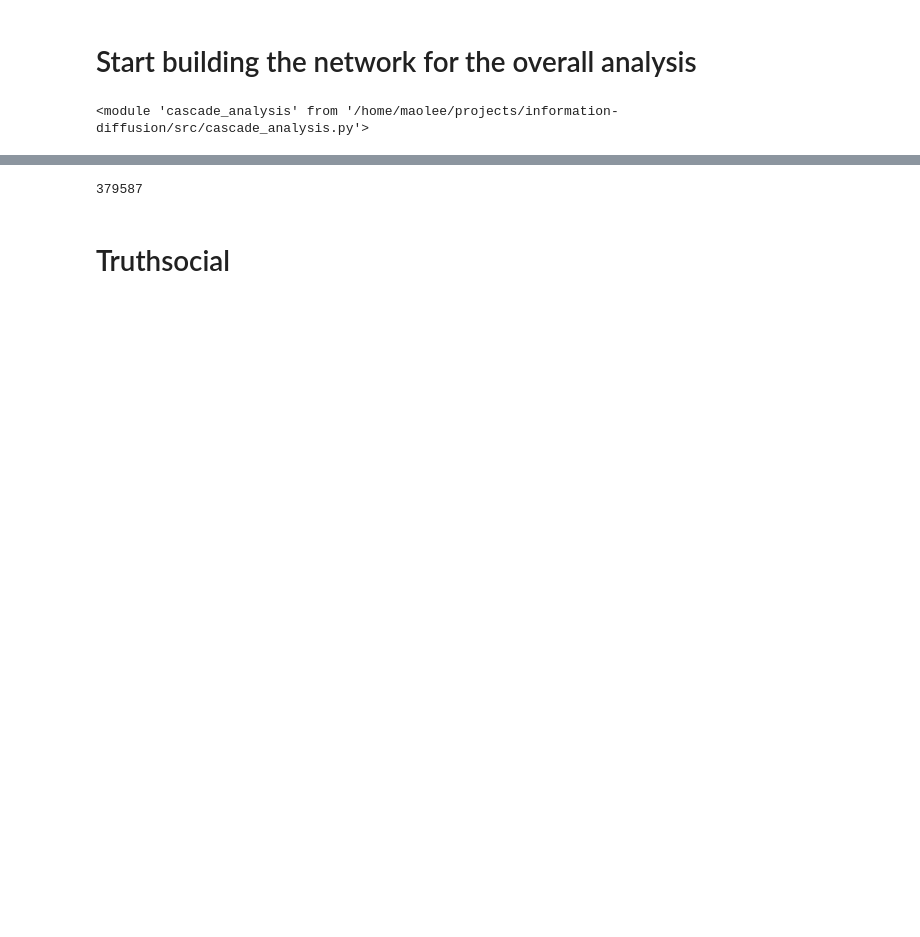
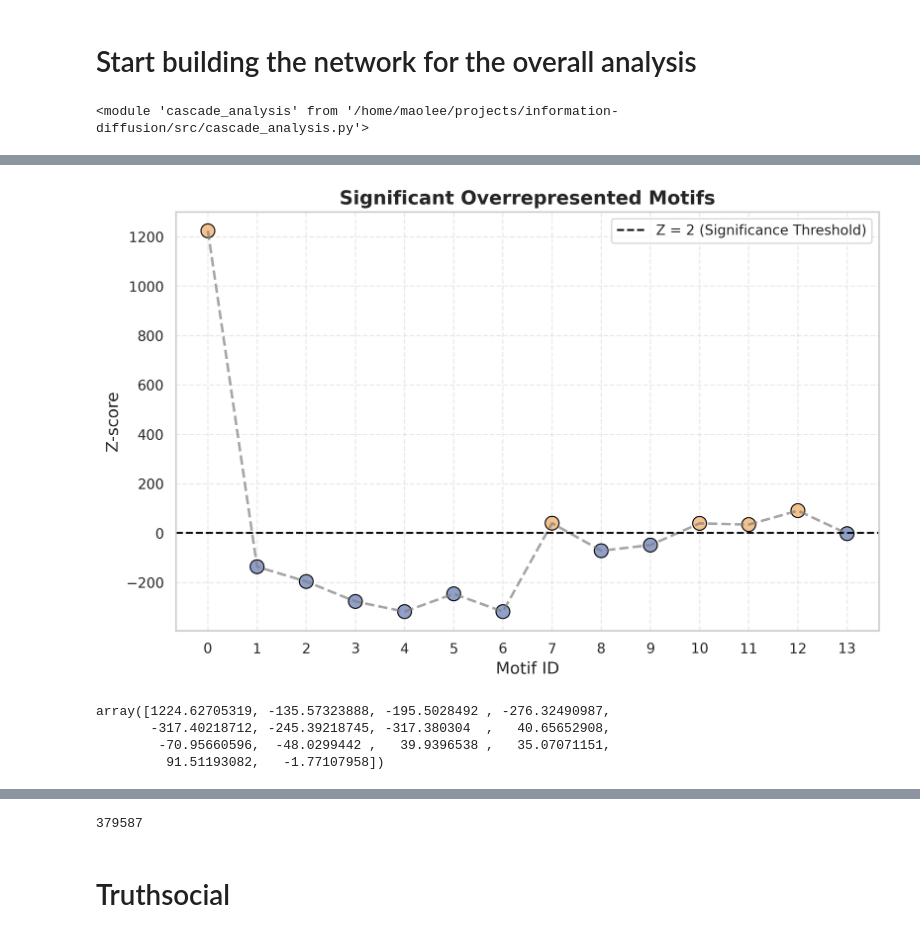
Before and after one commit to LiMaoUM/information-diffusion, a Jupyter notebook: src/analysis.ipynb, the cells around one changed output, grey strips where cells are left out. Drawn from its saved outputs; the diff is of its cells as text; code cells hidden in the pictures; blank space fills up the shorter version.

Commit message:
add motif part

```diff
--- a/src/analysis.ipynb
+++ b/src/analysis.ipynb
@@ -370,7 +370,7 @@ import numpy as np
 from datetime import datetime
 from cascade_analysis import InformationCascadeGraph
 # %%
-with open("../data/bsky_reposts.json") as f:
+with open("../data/bsky_reposts_new.json") as f:
     bsky_repost = json.load(f)
 
 with open("../data/bsky_follows.json") as f:
@@ -419,0 +417,4 @@ reply_graph.number_of_edges()
+# %%
+# combine two graphs using the most naive way
+import networkx as nx
+combined_graph = nx.compose(reposts_graph, reply_graph)
@@ -419,0 +699,55 @@ reply_graph.number_of_edges()
+# %%
+null_motifs_mean = sum(null_motifs_counts) / num_null_models
+# %%
+Z_scores = (motif_counts - null_motifs_mean) / np.sqrt(null_motifs_mean)
+# %%
+import numpy as np
+import seaborn as sns
+import matplotlib.pyplot as plt
+from scipy.stats import norm
+
+# Example data (Replace with your actual z_scores)
+motif_ids = np.arange(14)
+z_scores = Z_scores
+
+# Step 1: Calculate two-tailed p-values from Z-scores
+p_values = 2 * (1 - norm.cdf(np.abs(z_scores)))  # Two-tailed p-value calculation
+
+# Step 2: Define colors for points based on significance
+colors = ["#90a0c8" if p < 0.05 else "#f4c28f" for p in p_values]
+
+# Step 3: Set Seaborn style and color palette
+sns.set_theme(style="whitegrid")  # Beautiful modern theme
+
+# Step 4: Create the figure
+plt.figure(figsize=(10, 6), dpi=300)
+
+# Plot smooth line connecting points
+sns.lineplot(x=motif_ids, y=z_scores, color="gray", linewidth=2, linestyle="--", alpha=0.7)
+
+# Scatter plot for Z-scores with significance-based coloring
+sns.scatterplot(x=motif_ids, y=z_scores, hue=z_scores < 0, palette={True: "#90a0c8", False: "#f4c28f"}, s=120, edgecolor="black", legend=False)
+
+# Step 5: Add significance threshold line
+plt.axhline(y=2, color='black', linestyle='dashed', linewidth=1.5, label="Z = 2 (Significance Threshold)")
+
+# Step 6: Labels and title
+plt.xlabel("Motif ID", fontsize=13)
+plt.ylabel("Z-score", fontsize=13)
+plt.title("Significant Overrepresented Motifs", fontsize=15, fontweight="bold")
+
+# Step 7: Customize axes, ticks, and grid
+plt.xticks(motif_ids, fontsize=11)
+plt.yticks(fontsize=11)
+plt.grid(True, linestyle="--", alpha=0.4)
+
+# Step 8: Show legend and final plot
+plt.legend()
+plt.show()
+Z_scores
+# %% [output]
+[figure, added]
+array([1224.62705319, -135.57323888, -195.5028492 , -276.32490987,
+       -317.40218712, -245.39218745, -317.380304  ,   40.65652908,
+        -70.95660596,  -48.0299442 ,   39.9396538 ,   35.07071151,
+         91.51193082,   -1.77107958])
```
Also changed, not shown: parts of 73 cells of this notebook, 3 other files.
